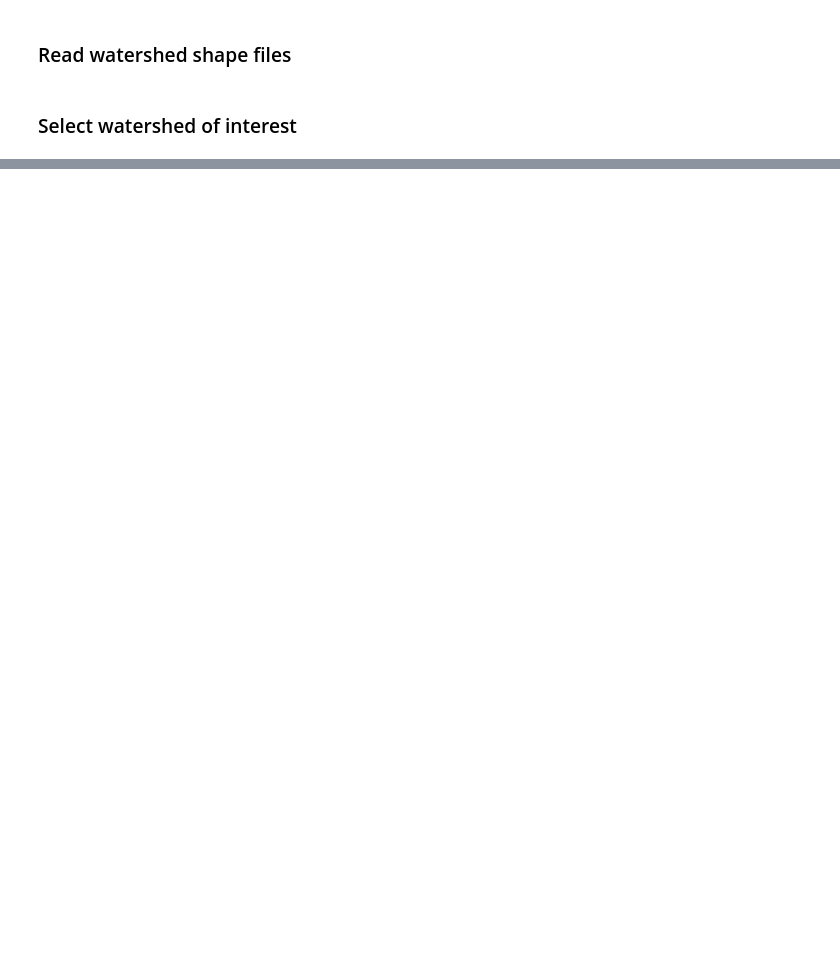
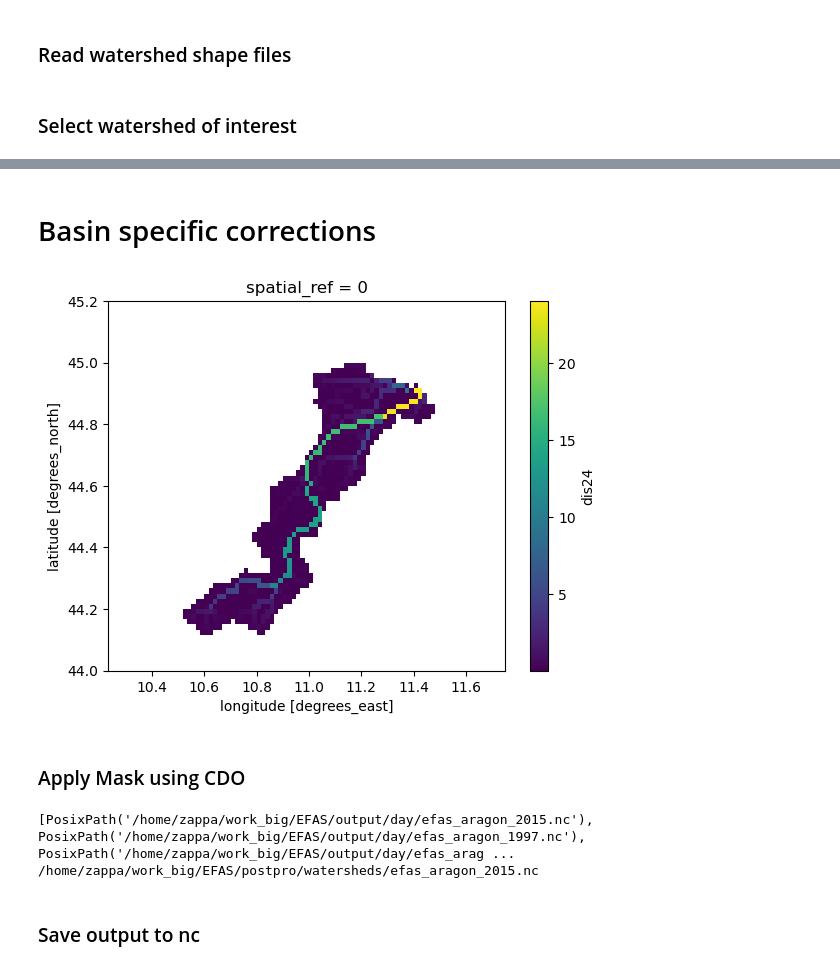
Before and after one commit to zappag/FLORA, a Jupyter notebook: pre-process-wathershed.ipynb, the cells around one changed output, grey strips where cells are left out. Drawn from its saved outputs; the diff is of its cells as text; code cells hidden in the pictures; blank space fills up the shorter version.

```diff
--- a/pre-process-wathershed.ipynb
+++ b/pre-process-wathershed.ipynb
@@ -45,19 +100,26 @@ shape_basin_gdf = shape_gdf[contains_point]
 # %%
-# Assuming 'ds' is your xarray Dataset and 'gdf' is your GeoDataFrame
+# extract geometry of the basin
 basin_geometry = shape_basin_gdf['geometry'].values
 
-# Assuming 'ds' is your xarray Dataset and 'shape_basin_gdf' is your GeoDataFrame
+# changes to the dataset needed to use the geometry_mask function
+if watershed=="aragon":
+    ds['lon']=ds['lon']-360
+
 ds.rio.set_spatial_dims(x_dim="lon", y_dim="lat", inplace=True)
 ds.rio.write_crs("epsg:4326", inplace=True)
 
-# Create a mask where True values represent points outside the shapefile
+# Create a mask where True values represent points inside the shapefile
 mask = geometry_mask([geom for geom in basin_geometry ],
                      out_shape=(ds.sizes['lat'], ds.sizes['lon']),
                      transform=ds.rio.transform(),
                      invert=True)
 
 
-# Apply the mask to the dataset
-#print(mask.shape)
-#print(ds['dis06'].shape)
-ds_masked = ds['dis06'].where(mask)
+# convert mask to xarray dataset
+mask_ds = xr.DataArray(mask, dims=('lat', 'lon'), coords={'lat': ds.lat, 'lon': ds.lon})
+
+# set mask variable name euivalent to the discharge variable
+mask_ds.name=disname
+
+# change data type to float32
+mask_ds = mask_ds.astype('float32')
@@ -83,3 +167,0 @@ plt.show()
-# %%
-#identify grid points where_ds_masked is above 100 and set them to 0
-ds_masked=ds_masked.where(ds_masked<100,0)
@@ -90,0 +168,19 @@ ds_masked.to_netcdf("test.nc")
+# %% [markdown]
+# Basin specific corrections
+# %%
+
+if watershed=="panaro":
+    # remove a Po' river grid point
+    ds_masked=ds_masked.where(ds_masked.mean(dim='time')<100)
+    mask_ds=mask_ds.where(ds_masked.mean(dim='time')<100)
+elif watershed=="timis":
+    # remove a Danube river grid point
+    ds_masked=ds_masked.where(ds_masked.mean(dim='time')<200)
+    mask_ds=mask_ds.where(ds_masked.mean(dim='time')<200)
+elif watershed=="aragon":
+    mask_ds['lon']=mask_ds['lon']+360
+
+ds_masked.mean(dim='time').plot()
+plt.show()
+# %% [output]
+[figure, added]
@@ -90,0 +192,37 @@ ds_masked.to_netcdf("test.nc")
+# %% [markdown]
+### Apply Mask using CDO
+# %%
+writeout=False
+if writeout:
+    # write it to netcdf if maskfile does not exists or force is set
+    maskfile=f"{fname_dir_ws}/{watershed}_mask.nc"
+
+    if Path(maskfile).is_file() and force:
+        os.remove(maskfile)
+        mask_ds.to_netcdf(maskfile)
+    elif not Path(maskfile).is_file():
+        mask_ds.to_netcdf(maskfile)
+
+    # list file corresponding to fname_pat
+    files_input = list(Path(fname_dir).rglob(fname_pat))
+    print(files_input)
+
+    # Loop over the files
+    for file in files_input:
+        # extract the file name
+        file_name = os.path.basename(file)
+
+        # create the output file name
+        file_out = f"{fname_dir_ws}{file_name}"
+        print(file_out)
+
+        # apply the mask
+        os.system(f"cdo -s div -selvar,{disname} {file} -selvar,{disname} {maskfile} {file_out}")
+        print(f"File {file} processed")
+
+    print("All files processed")
+# %% [output]
+[PosixPath('/home/zappa/work_big/EFAS/output/day/efas_aragon_2015.nc'), PosixPath('/home/zappa/work_big/EFAS/output/day/efas_aragon_1997.nc'), PosixPath('/home/zappa/work_big/EFAS/output/day/efas_arag ...
+/home/zappa/work_big/EFAS/postpro/watersheds/efas_aragon_2015.nc
+# %% [markdown]
+### Save output to nc
```
Also changed, not shown: parts of 15 cells of this notebook, 1 other file.
